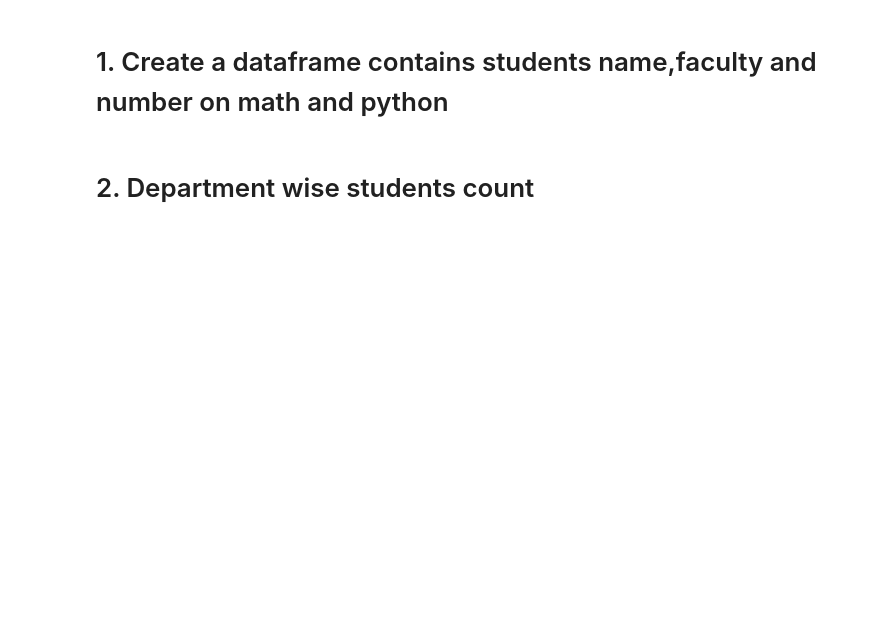
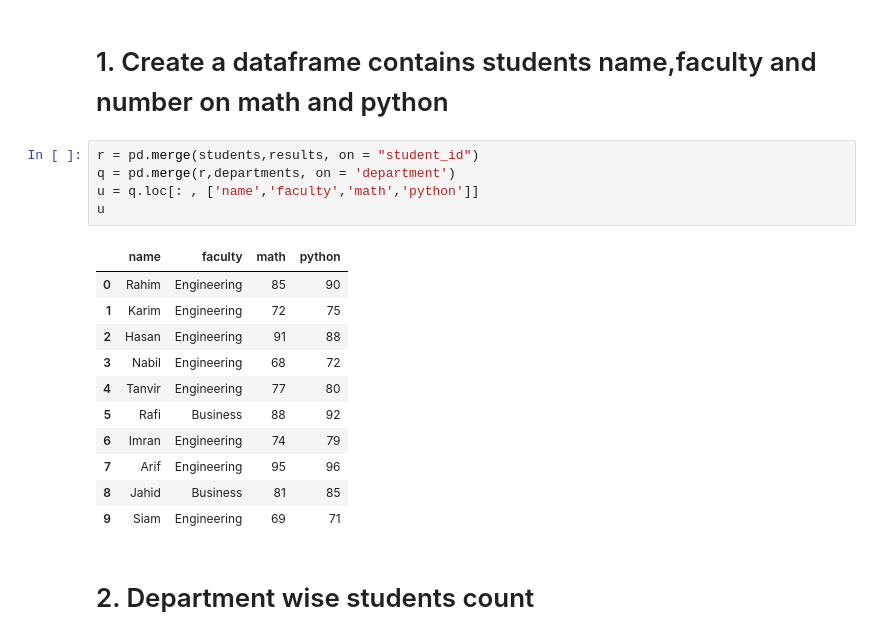
Before and after one commit to YasinAhmad04/numpy_pundus_matplotlib_seaborn, a Jupyter notebook: MLB-2_Class-6 (Pandas-Assignment).ipynb, the cells around one changed output. Drawn from its saved outputs; the diff is of its cells as text; blank space fills up the shorter version.

```diff
--- a/MLB-2_Class-6 (Pandas-Assignment).ipynb
+++ b/MLB-2_Class-6 (Pandas-Assignment).ipynb
@@ -329,4 +481,21 @@ departments
 # %% [markdown]
 # 1. Create a dataframe contains students name,faculty and number on math and python
+# %%
+r = pd.merge(students,results, on = "student_id")
+q = pd.merge(r,departments, on = 'department')
+u = q.loc[: , ['name','faculty','math','python']]
+u
+# %% [output]
+|  | name | faculty | math | python |
+| 0 | Rahim | Engineering | 85 | 90 |
+| 1 | Karim | Engineering | 72 | 75 |
+| 2 | Hasan | Engineering | 91 | 88 |
+| 3 | Nabil | Engineering | 68 | 72 |
+| 4 | Tanvir | Engineering | 77 | 80 |
+| 5 | Rafi | Business | 88 | 92 |
+| 6 | Imran | Engineering | 74 | 79 |
+| 7 | Arif | Engineering | 95 | 96 |
+| 8 | Jahid | Business | 81 | 85 |
+| 9 | Siam | Engineering | 69 | 71 |
 # %% [markdown]
 # 2. Department wise students count
```
Also changed, not shown: parts of 24 cells of this notebook.
